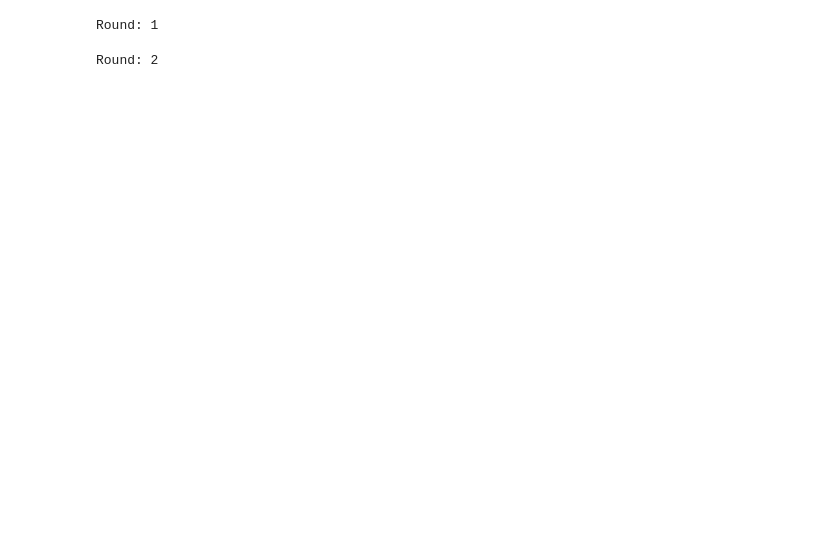
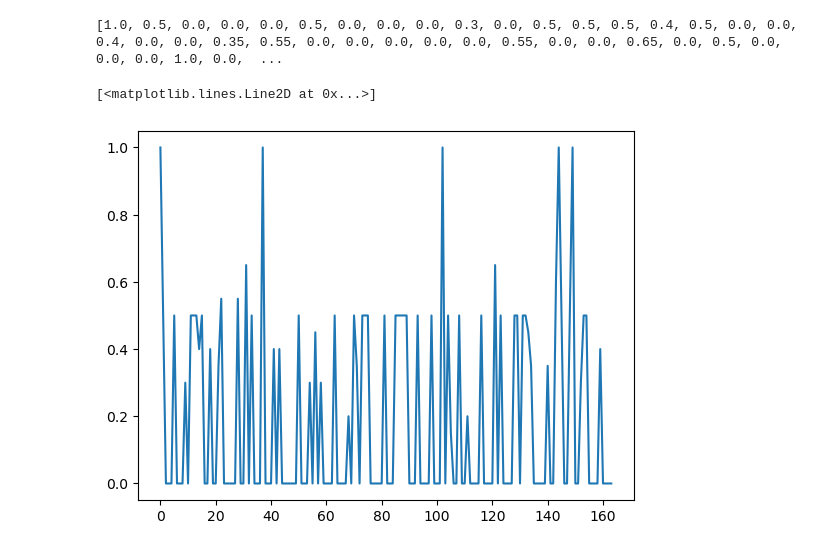
Before and after one commit to Schlevidon/mle-ss23_final-project, a Jupyter notebook: Train_qtable.ipynb, the cells around one changed output. Drawn from its saved outputs; the diff is of its cells as text; code cells hidden in the pictures; blank space fills up the shorter version.

Commit message:
Started work on preparing plots for the report
Co-authored-by: MansurDaschaew <MansurDaschaew@users.noreply.github.com>
Co-authored-by: MarcelMorr <MarcelMorr@users.noreply.github.com>

```diff
--- a/Train_qtable.ipynb
+++ b/Train_qtable.ipynb
@@ -15,21 +11,0 @@ KeyboardInterrupt:
-# %%
-i = 1
-while True:
-    print(f'Round: {i}')
-    #if i!=1:
-    %run  main.py play --agents qtable_agent no_movement_agent --train 1 --n-rounds 500 --scenario coin5 --no-gui
-    %run  main.py play --agents qtable_agent no_movement_agent --train 1 --n-rounds 500 --scenario crates --no-gui
-    %run  main.py play --agents qtable_agent no_movement_agent --train 1 --n-rounds 500 --scenario empty --no-gui
-
-    %run  main.py play --agents qtable_agent peaceful_agent --train 1 --n-rounds 500 --scenario coin5 --no-gui
-    %run  main.py play --agents qtable_agent peaceful_agent --train 1 --n-rounds 500 --scenario crates --no-gui
-    %run  main.py play --agents qtable_agent peaceful_agent --train 1 --n-rounds 500 --scenario empty --no-gui
-
-    %run  main.py play --agents qtable_agent rule_based_agent --train 1 --n-rounds 500 --scenario coin5 --no-gui
-    %run  main.py play --agents qtable_agent rule_based_agent --train 1 --n-rounds 500 --scenario crates --no-gui
-    %run  main.py play --agents qtable_agent rule_based_agent --train 1 --n-rounds 500 --scenario empty --no-gui
-
-    i+=1
-# %% [output]
-Round: 1
-Round: 2
@@ -35,0 +30,27 @@ Round: 2
+# %%
+import os
+import json
+from matplotlib import pyplot as plt
+
+PATH = 'results'
+here = os.getcwd().replace('\\','/')
+target_folder = '/'.join((here,PATH))
+files = [file for file in os.listdir(target_folder) if file.endswith('.json')]
+plot_keys = ['bombs', 'coins', 'crates', 'invalid', 'kills', 'score', 'suicides', 'time']
+scores = []
+for file in files:
+    #print(file)
+    file_path = '/'.join((target_folder,file))
+    with open(file_path)as f:
+        data = json.load(f)
+    #print(data)
+    agents = data['by_agent']
+    agent = agents['qtable_agent']
+    score = agent['score']/agent['rounds']
+    scores.append(score)
+print(scores)
+plt.plot(scores)
+# %% [output]
+[1.0, 0.5, 0.0, 0.0, 0.0, 0.5, 0.0, 0.0, 0.0, 0.3, 0.0, 0.5, 0.5, 0.5, 0.4, 0.5, 0.0, 0.0, 0.4, 0.0, 0.0, 0.35, 0.55, 0.0, 0.0, 0.0, 0.0, 0.0, 0.55, 0.0, 0.0, 0.65, 0.0, 0.5, 0.0, 0.0, 0.0, 1.0, 0.0,  ...
+[<matplotlib.lines.Line2D at 0x...>]
+[figure, added]
```
Also changed, not shown: parts of 5 cells of this notebook, 3 other files.
